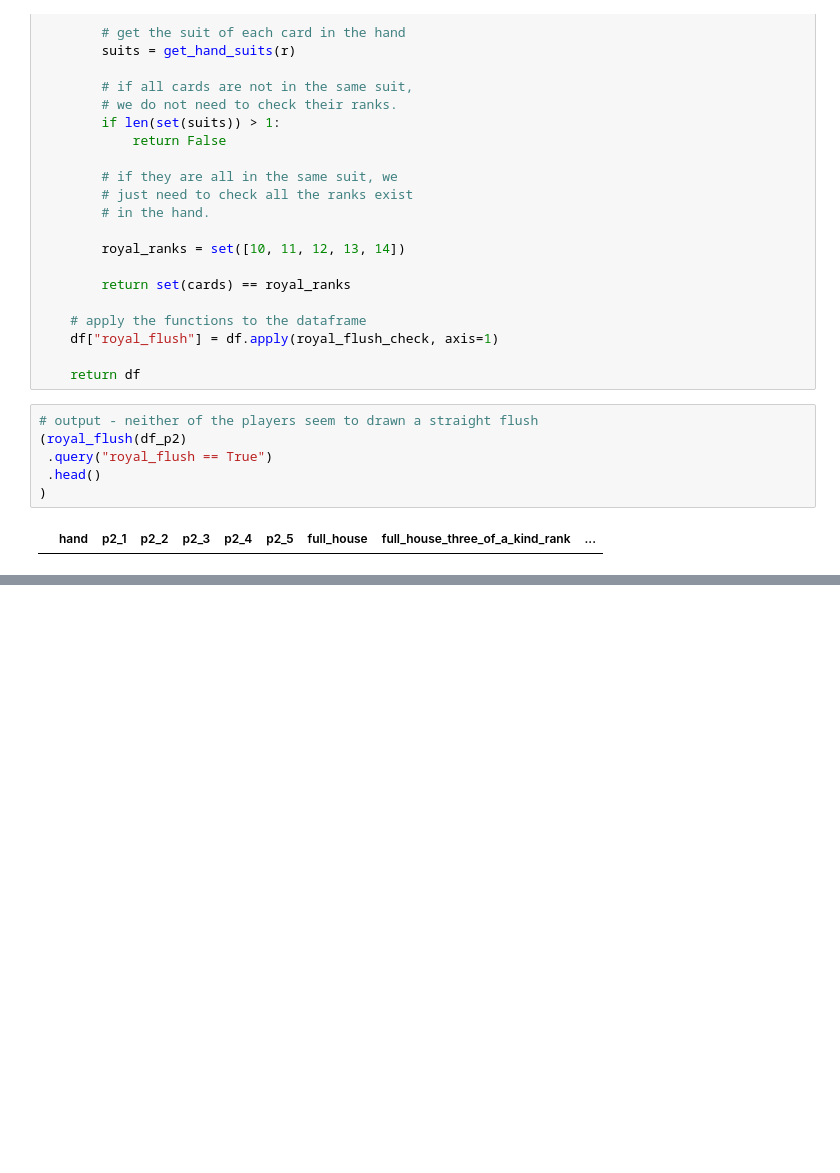
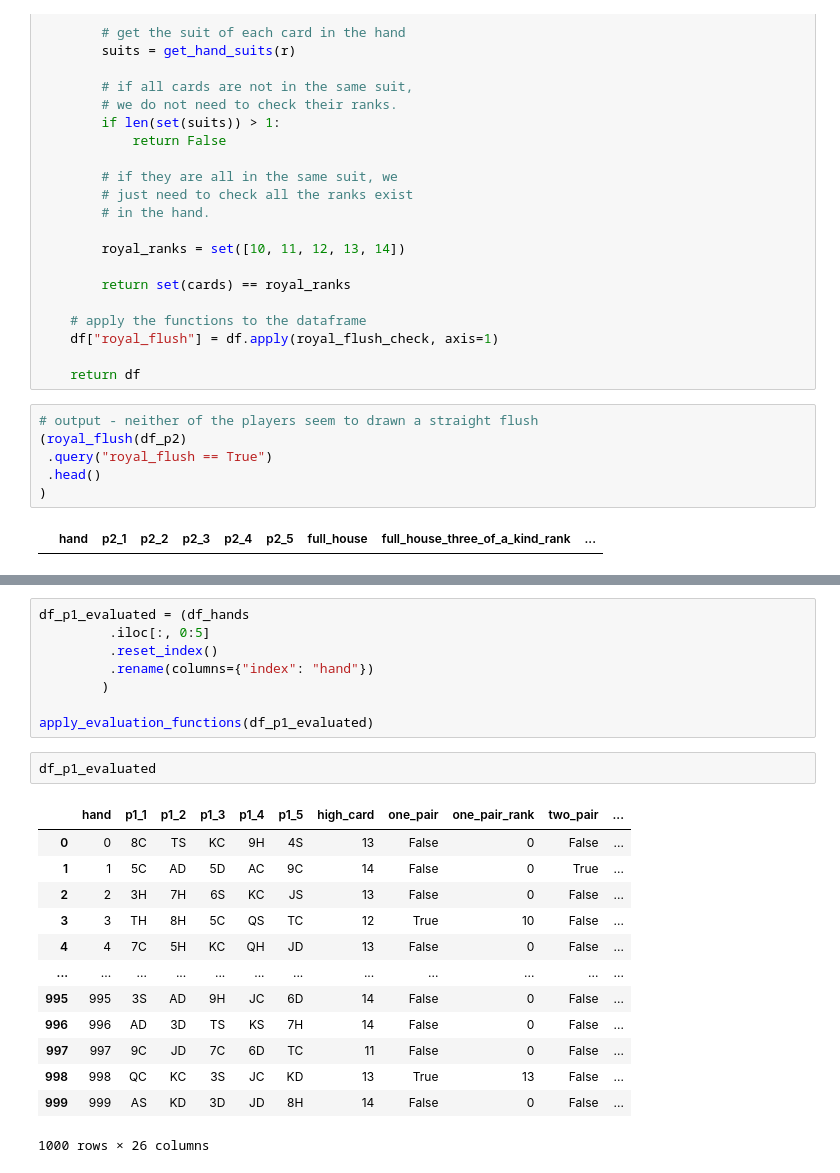
Before and after one commit to null-circle/Portfolio, a Jupyter notebook: Royal Flush/Royal Flush.ipynb, the cells around one changed output, grey strips where cells are left out. Cells and saved outputs as stored; diff of their text form; blank space fills up the shorter version.

Commit message:
Completed eval functions

```diff
--- a/Royal Flush/Royal Flush.ipynb
+++ b/Royal Flush/Royal Flush.ipynb
@@ -906,0 +927,24 @@ def royal_flush(df):
+# %%
+df_p1_evaluated = (df_hands
+         .iloc[:, 0:5]
+         .reset_index()
+         .rename(columns={"index": "hand"})
+        )
+
+apply_evaluation_functions(df_p1_evaluated)
+# %%
+df_p1_evaluated
+# %% [output]
+|  | hand | p1_1 | p1_2 | p1_3 | p1_4 | p1_5 | high_card | one_pair | one_pair_rank | two_pair | ... |
+| 0 | 0 | 8C | TS | KC | 9H | 4S | 13 | False | 0 | False | ... |
+| 1 | 1 | 5C | AD | 5D | AC | 9C | 14 | False | 0 | True | ... |
+| 2 | 2 | 3H | 7H | 6S | KC | JS | 13 | False | 0 | False | ... |
+| 3 | 3 | TH | 8H | 5C | QS | TC | 12 | True | 10 | False | ... |
+| 4 | 4 | 7C | 5H | KC | QH | JD | 13 | False | 0 | False | ... |
+| ... | ... | ... | ... | ... | ... | ... | ... | ... | ... | ... | ... |
+| 995 | 995 | 3S | AD | 9H | JC | 6D | 14 | False | 0 | False | ... |
+| 996 | 996 | AD | 3D | TS | KS | 7H | 14 | False | 0 | False | ... |
+| 997 | 997 | 9C | JD | 7C | 6D | TC | 11 | False | 0 | False | ... |
+| 998 | 998 | QC | KC | 3S | JC | KD | 13 | True | 13 | False | ... |
+| 999 | 999 | AS | KD | 3D | JD | 8H | 14 | False | 0 | False | ... |
+1000 rows × 26 columns
```
Also changed, not shown: parts of 6 cells of this notebook.
